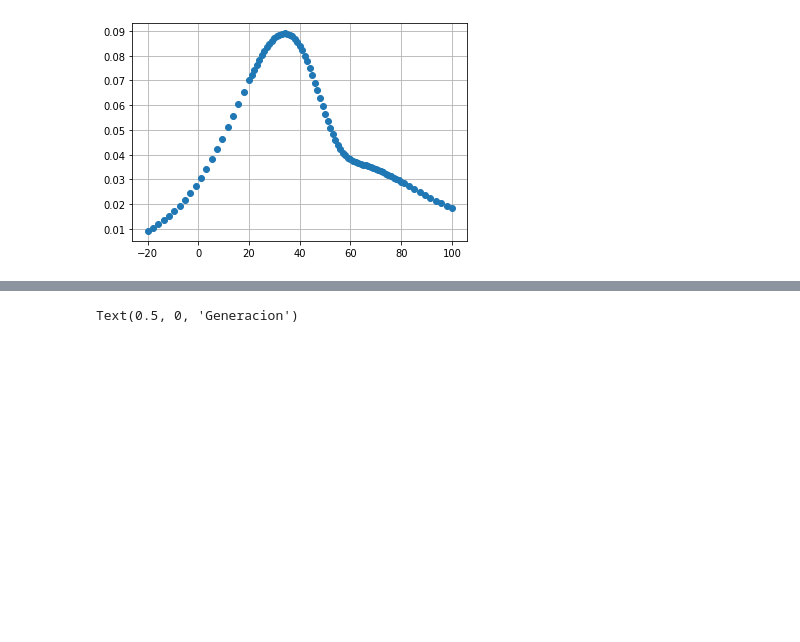
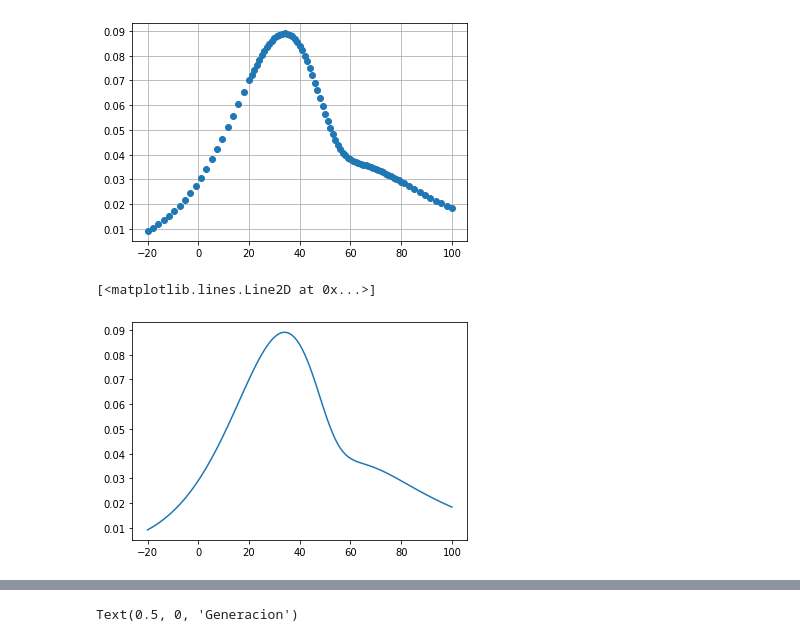
Before and after one commit to nfierroflo/Evolutionary-computation, a Jupyter notebook: evolutivacompletoc1.ipynb, the cells around one changed output, grey strips where cells are left out. Drawn from its saved outputs; the diff is of its cells as text; code cells hidden in the pictures; blank space fills up the shorter version.

```diff
--- a/evolutivacompletoc1.ipynb
+++ b/evolutivacompletoc1.ipynb
@@ -126,3 +113,8 @@ plt.grid()
+# %%
+plt.plot(x,y)
+# %% [output]
+[<matplotlib.lines.Line2D at 0x...>]
+[figure, added]
 # %%
 for i in range(len(t)):
   c=t[i]
```
Also changed, not shown: parts of 11 cells of this notebook.
